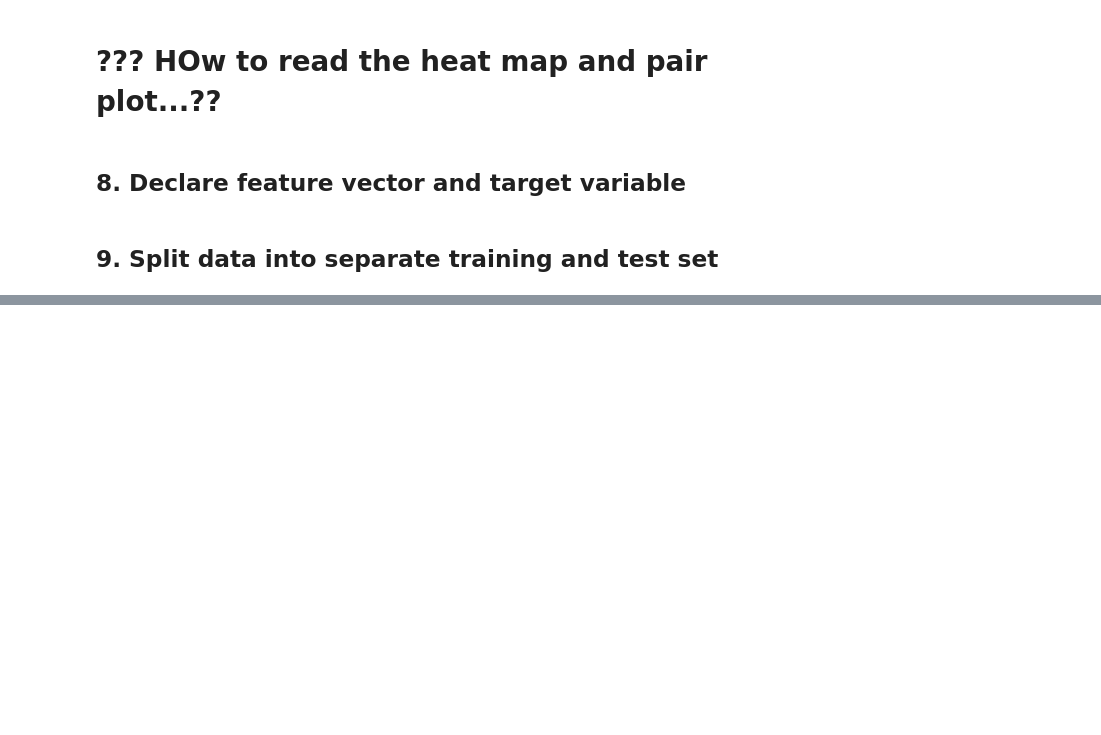
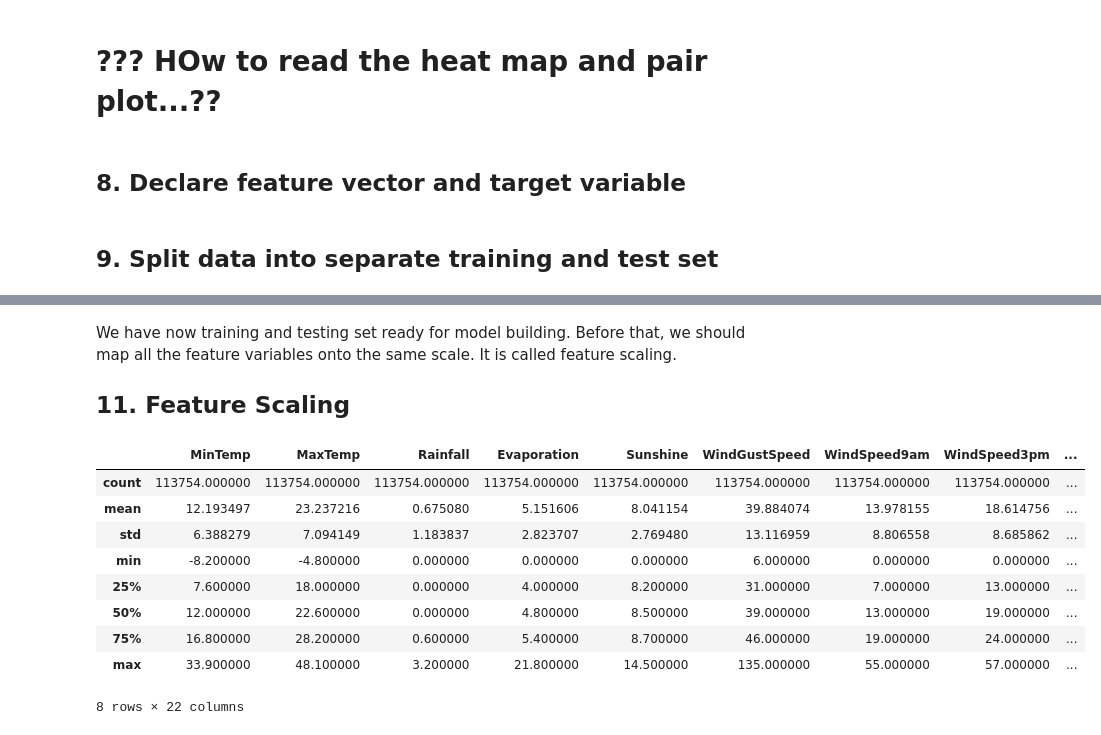
Before and after one commit to trDalmi/Data-Science-Portfolio, a Jupyter notebook: Rainfall_Prediction_in_Australia.ipynb, the cells around one changed output, grey strips where cells are left out. Cells and saved outputs as stored; diff of their text form; code cells hidden in the pictures; blank space fills up the shorter version.

```diff
--- a/Rainfall_Prediction_in_Australia.ipynb
+++ b/Rainfall_Prediction_in_Australia.ipynb
@@ -573,0 +1138,5 @@ X_train.shape, X_test.shape
+# %%
+categorical = [col for col in X_train.columns if X_train[col].dtypes == 'object']
+numerical = [col for col in X_train.columns if X_train[col].dtypes != 'object']
+print(categorical)
+print(numerical)
@@ -573,0 +1421,6 @@ X_train.shape, X_test.shape
+# %%
+# encoding RainToday Variable
+import category_encoders as ce
+encoder = ce.BinaryEncoder(cols = ['RainToday'])
+X_train = encoder.fit_transform(X_train)
+X_test = encoder.transform(X_test)
@@ -573,0 +1440,6 @@ X_train.shape, X_test.shape
+# %%
+X_train = pd.concat([X_train[numerical], X_train[['RainToday_0', 'RainToday_1']],
+                     pd.get_dummies(X_train.Location),
+                     pd.get_dummies(X_train.WindGustDir),
+                     pd.get_dummies(X_train.WindDir9am),
+                     pd.get_dummies(X_train.WindDir3pm)], axis=1)
@@ -573,0 +1476,16 @@ X_train.shape, X_test.shape
+# %% [markdown]
+We have now training and testing set ready for model building. Before that, we should map all the feature variables onto the same scale. It is called feature scaling.
+## 11. Feature Scaling
+# %%
+X_train.describe()
+# %% [output]
+|  | MinTemp | MaxTemp | Rainfall | Evaporation | Sunshine | WindGustSpeed | WindSpeed9am | WindSpeed3pm | ... |
+| count | 113754.000000 | 113754.000000 | 113754.000000 | 113754.000000 | 113754.000000 | 113754.000000 | 113754.000000 | 113754.000000 | ... |
+| mean | 12.193497 | 23.237216 | 0.675080 | 5.151606 | 8.041154 | 39.884074 | 13.978155 | 18.614756 | ... |
+| std | 6.388279 | 7.094149 | 1.183837 | 2.823707 | 2.769480 | 13.116959 | 8.806558 | 8.685862 | ... |
+| min | -8.200000 | -4.800000 | 0.000000 | 0.000000 | 0.000000 | 6.000000 | 0.000000 | 0.000000 | ... |
+| 25% | 7.600000 | 18.000000 | 0.000000 | 4.000000 | 8.200000 | 31.000000 | 7.000000 | 13.000000 | ... |
+| 50% | 12.000000 | 22.600000 | 0.000000 | 4.800000 | 8.500000 | 39.000000 | 13.000000 | 19.000000 | ... |
+| 75% | 16.800000 | 28.200000 | 0.600000 | 5.400000 | 8.700000 | 46.000000 | 19.000000 | 24.000000 | ... |
+| max | 33.900000 | 48.100000 | 3.200000 | 21.800000 | 14.500000 | 135.000000 | 55.000000 | 57.000000 | ... |
+8 rows × 22 columns
```
Also changed, not shown: parts of 107 cells of this notebook.
